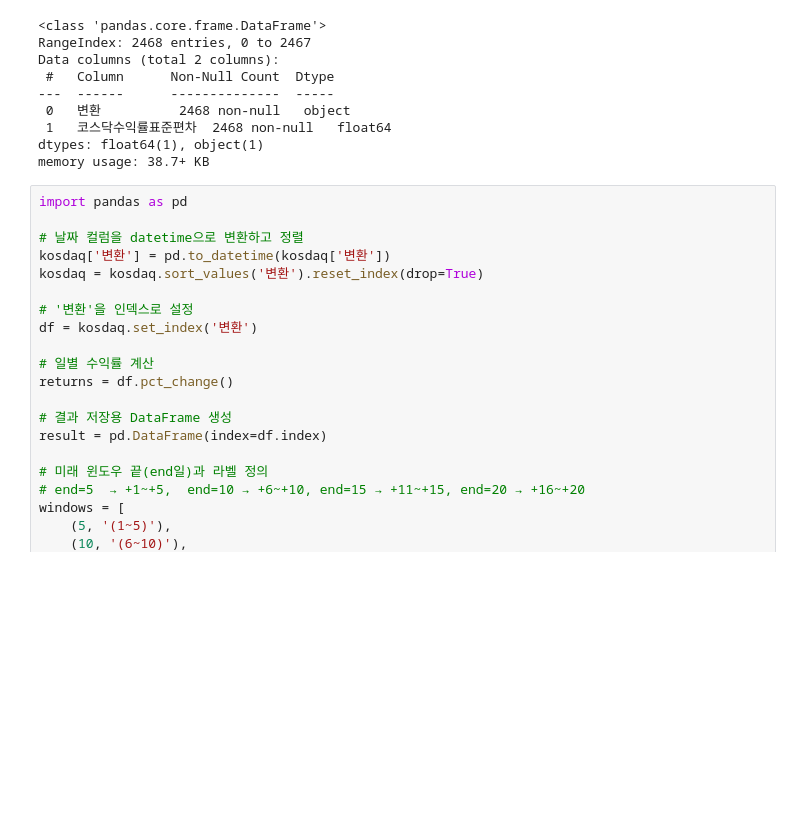
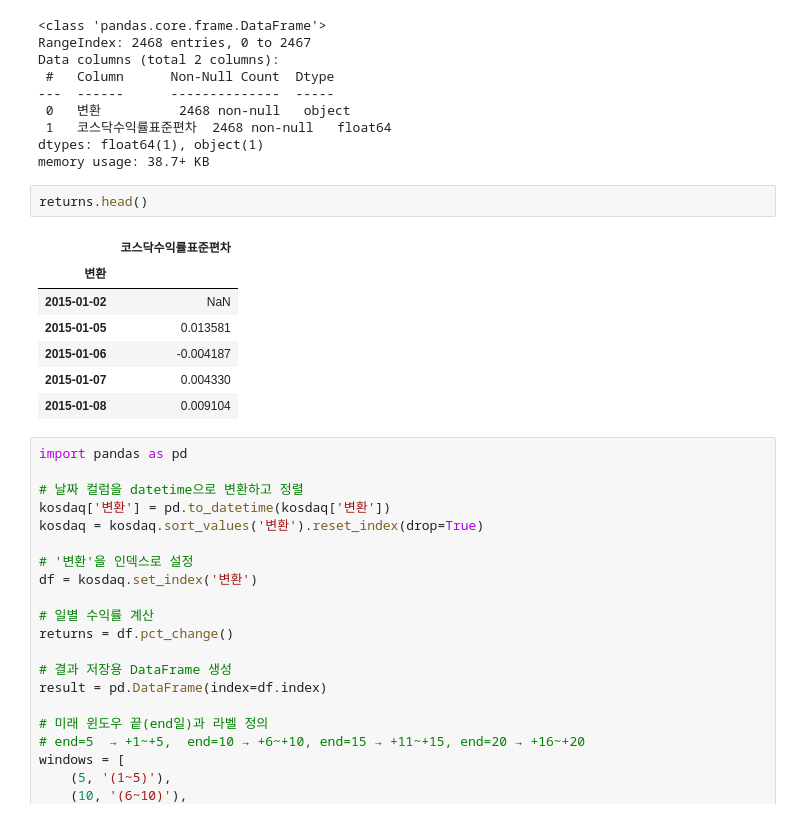
Before and after one commit to UbionProject1-IPO/Project1-2, a Jupyter notebook: notebook/plus_data.ipynb, the cells around one changed output. Drawn from its saved outputs; the diff is of its cells as text; blank space fills up the shorter version.

```diff
--- a/notebook/plus_data.ipynb
+++ b/notebook/plus_data.ipynb
@@ -793,6 +793,16 @@ Data columns (total 2 columns):
  1   코스닥수익률표준편차  2468 non-null   float64
 dtypes: float64(1), object(1)
 memory usage: 38.7+ KB
+# %%
+returns.head()
+# %% [output]
+|  | 코스닥수익률표준편차 |
+| 변환 |  |
+| 2015-01-02 | NaN |
+| 2015-01-05 | 0.013581 |
+| 2015-01-06 | -0.004187 |
+| 2015-01-07 | 0.004330 |
+| 2015-01-08 | 0.009104 |
 # %%
 import pandas as pd
 
```
Also changed, not shown: parts of 3 cells of this notebook, 1 other file.
